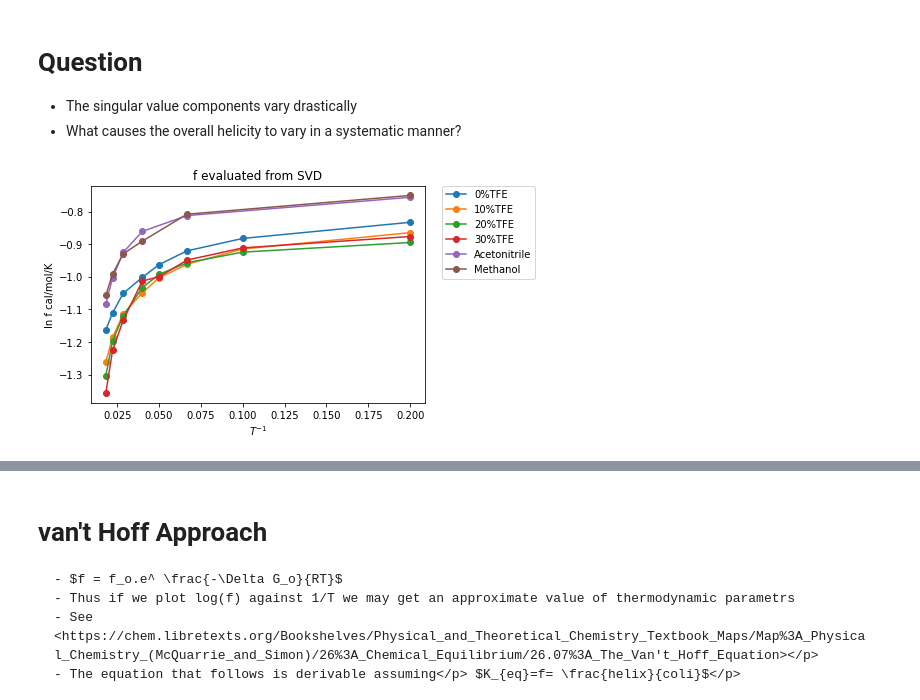
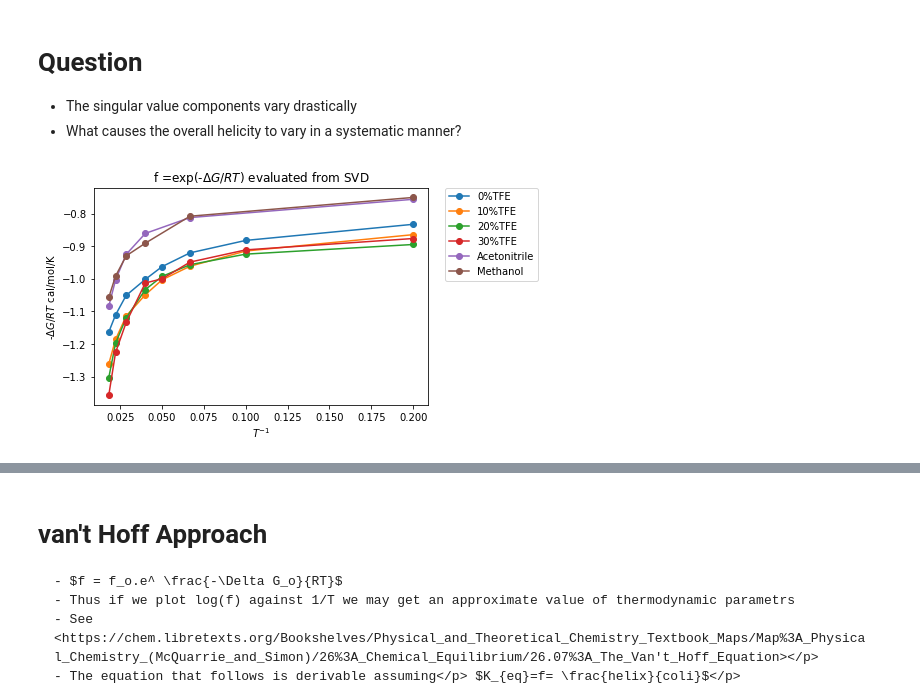
Before and after one commit to adbioc/Specroscopy, a Jupyter notebook: finalCD.ipynb, the cells around one changed output, grey strips where cells are left out. Drawn from its saved outputs; the diff is of its cells as text; code cells hidden in the pictures.

```diff
--- a/finalCD.ipynb
+++ b/finalCD.ipynb
@@ -205,33 +205,33 @@ def svd2f(X,XY):
   for i in range(c):
     N=np.dot(X[:,i]-y2,y1-y2)
     D=np.dot(dy,dy)
     f.append(np.sum(N)/np.sum(D))
   return f
 
 F1=svd2f(X1,-XY1)
 F2=svd2f(X2,XY2)
 F3=svd2f(X3,-XY3)
 F4=svd2f(X4,-XY4)
 F5=svd2f(X5,-XY5)
 F6=svd2f(X6,XY6)
 
 plt.plot(1/T1,np.log(F1),'-o',label='0%TFE')
 plt.plot(1/T2,np.log(F2),'-o',label='10%TFE')
 plt.plot(1/T3,np.log(F3),'-o',label='20%TFE')
 plt.plot(1/T4,np.log(F4),'-o',label='30%TFE')
 plt.plot(1/T5,np.log(F5),'-o',label='Acetonitrile')
 plt.plot(1/T6,np.log(F6),'-o',label='Methanol')
 #line1, = plt.plot([3, 2, 1], marker='o', label='Line 1')
 
 
 
 
 
-plt.ylabel('ln f cal/mol/K')
+plt.ylabel('-$\Delta G/RT$ cal/mol/K')
 plt.xlabel('$T^{-1}$')
-plt.title('f evaluated from SVD')
+plt.title('f =exp(-$\\Delta G/RT$) evaluated from SVD')
 plt.legend(bbox_to_anchor=(1.05, 1), loc='upper left', borderaxespad=0.)
 
 plt.show()
 # %% [output]
-[figure, old version]
+[figure, new version]
```
Also changed, not shown: parts of 8 cells of this notebook.
